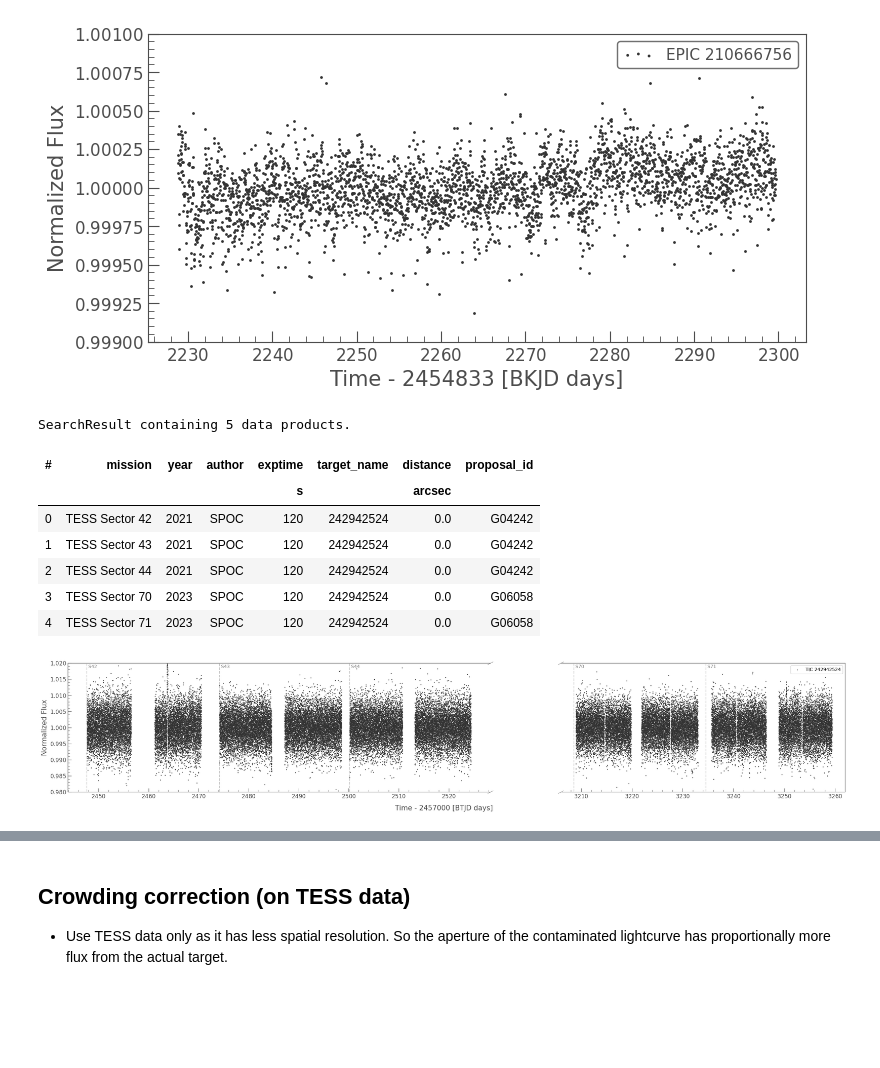
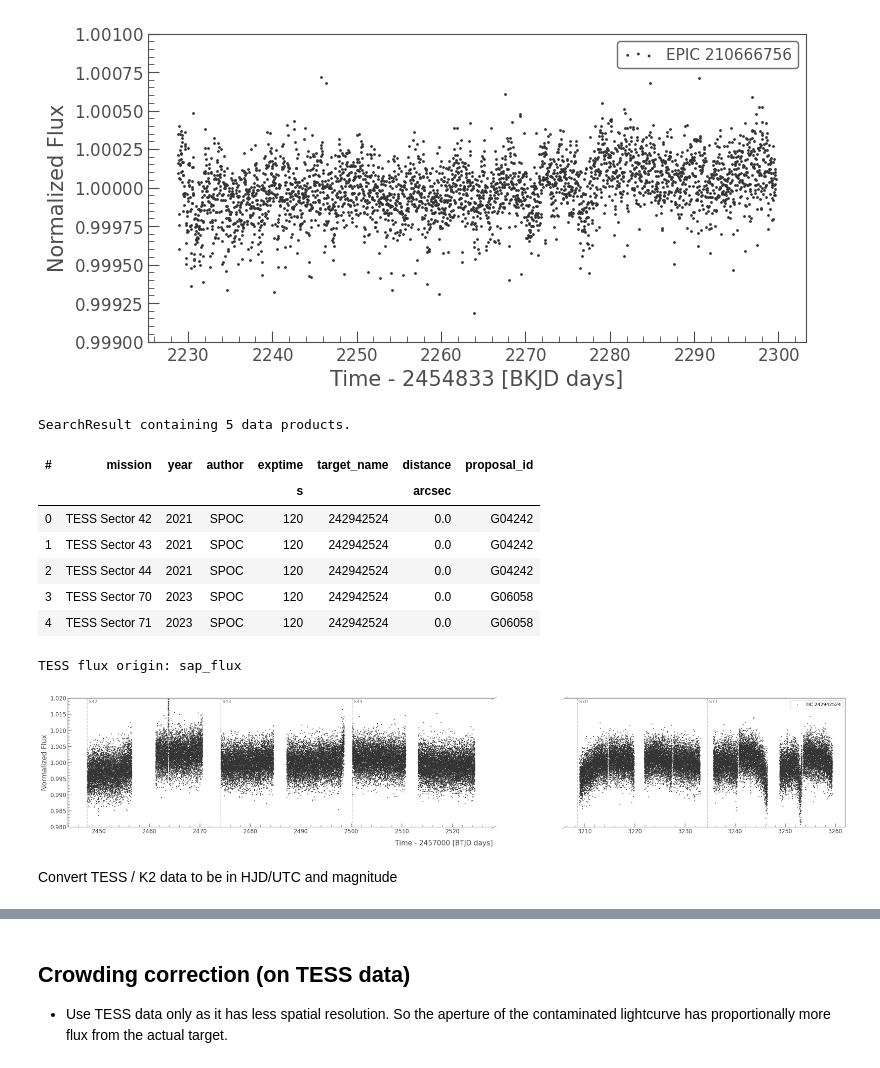
Before and after one commit to orionlee/PH_TESS_I_LightCurveViewer, a Jupyter notebook: targets/TIC_242942527_EA_based_on_contaminated_EPIC_210666756.ipynb, the cells around one changed output, grey strips where cells are left out. Saved outputs shown, nothing was run; the diff lists cells and outputs as text; code cells hidden in the pictures; blank space fills up the shorter version.

```diff
--- a/targets/TIC_242942527_EA_based_on_contaminated_EPIC_210666756.ipynb
+++ b/targets/TIC_242942527_EA_based_on_contaminated_EPIC_210666756.ipynb
@@ -174,22 +173,30 @@ SearchResult containing 5 data products.
 # %%
 sr = lk.search_lightcurve("TIC242942524", cadence="short")
 display(sr)
 
 lcc_tess = sr.download_all()  # a collection of LCs
-
-lc_tess = lke.stitch(lcc_tess, corrector_func=lambda lc: lc.normalize())
+# Note: SAP_FLUX will be used as the basis for crowding correction, see crowding correction section below.
+# Here, SAP_FLUX is also used to avoid any confusion.
+# To keep the LC clean, problematic cadences (mostly due to scattered lights)
+# are avoided by using `.remove_nans()` on PDCSAP_FLUX
+#
+# `lc_k2` above still uses PDCSAP_FLUX, because SAP_FLUX is not usable for K2.
+# Furthermore, K2 data is not used for crowding correction anyway. So it's not critical to be in SAP_FLUX
+lc_tess = lke.stitch(lcc_tess, corrector_func=lambda lc: lc.remove_nans().select_flux("sap_flux").normalize())
 axs = tplt.plot_skip_data_gap(lc_tess, figsize=(30,5), s=4, alpha=0.9);
 [ax.set_ylim(0.98, 1.02) for ax in axs];
+print("TESS flux origin:", lc_tess.flux_origin)
 # %% [output]
 SearchResult containing 5 data products.
 | # | mission | year | author | exptime | target_name | distance | proposal_id |
 |  |  |  |  | s |  | arcsec |  |
 | 0 | TESS Sector 42 | 2021 | SPOC | 120 | 242942524 | 0.0 | G04242 |
 | 1 | TESS Sector 43 | 2021 | SPOC | 120 | 242942524 | 0.0 | G04242 |
 | 2 | TESS Sector 44 | 2021 | SPOC | 120 | 242942524 | 0.0 | G04242 |
 | 3 | TESS Sector 70 | 2023 | SPOC | 120 | 242942524 | 0.0 | G06058 |
 | 4 | TESS Sector 71 | 2023 | SPOC | 120 | 242942524 | 0.0 | G06058 |
+TESS flux origin: sap_flux
-[figure, old version]
+[figure, new version]
 # %%
 #
 # Eclipse parameters
@@ -202,4 +209,6 @@ epoch_time_hjd = lke.to_hjd_utc(Time(epoch_time_btjd, format="btjd"), target_coo
 epoch_time_hjd = round(epoch_time_hjd, 3)  # for VSX reporting, 3 digit precision (~1.44 min) is more than enough
 period = 1.396455
 duration_hr = 1.6  # based on TESS TCEs
+# %% [markdown]
+Convert TESS / K2 data to be in HJD/UTC and magnitude
 # %%
```
Also changed, not shown: parts of 9 cells of this notebook.
